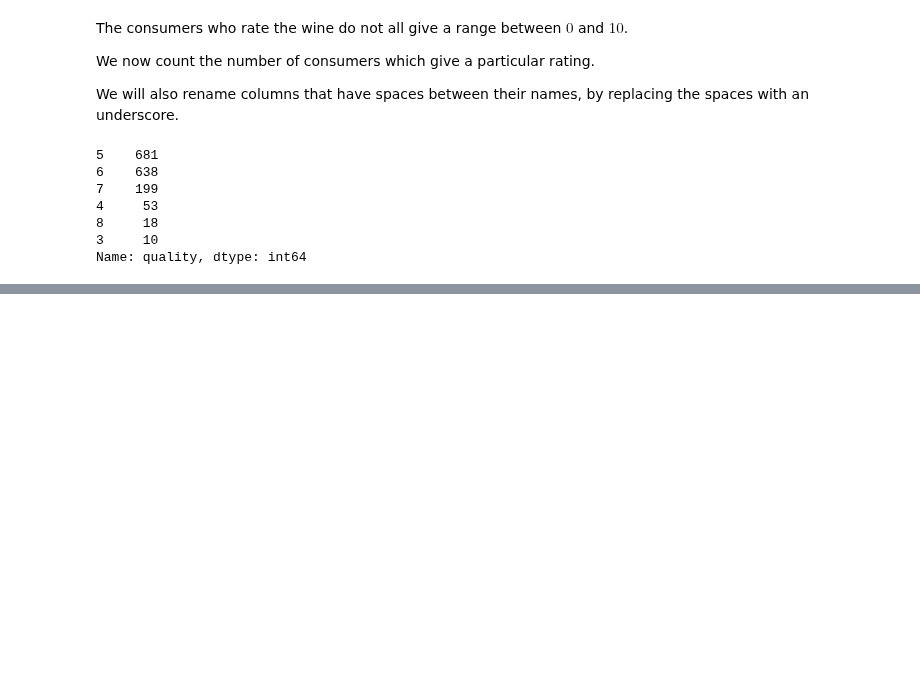
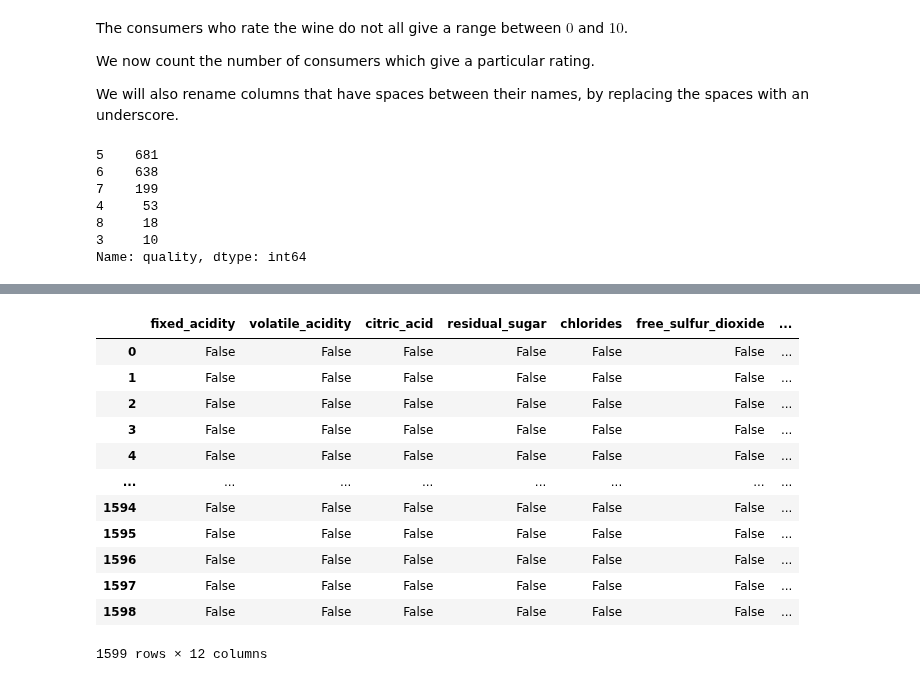
Before and after one commit to muyiwa-obadara/AIPlanetProjects, a Jupyter notebook: exploratory_data_analysis.ipynb, the cells around one changed output, grey strips where cells are left out. Cells and saved outputs as stored; diff of their text form; code cells hidden in the pictures; blank space fills up the shorter version.

```diff
--- a/exploratory_data_analysis.ipynb
+++ b/exploratory_data_analysis.ipynb
@@ -108,0 +113,16 @@ wine_data.rename(columns={
+# %%
+wine_data.isna()
+# %% [output]
+|  | fixed_acidity | volatile_acidity | citric_acid | residual_sugar | chlorides | free_sulfur_dioxide | ... |
+| 0 | False | False | False | False | False | False | ... |
+| 1 | False | False | False | False | False | False | ... |
+| 2 | False | False | False | False | False | False | ... |
+| 3 | False | False | False | False | False | False | ... |
+| 4 | False | False | False | False | False | False | ... |
+| ... | ... | ... | ... | ... | ... | ... | ... |
+| 1594 | False | False | False | False | False | False | ... |
+| 1595 | False | False | False | False | False | False | ... |
+| 1596 | False | False | False | False | False | False | ... |
+| 1597 | False | False | False | False | False | False | ... |
+| 1598 | False | False | False | False | False | False | ... |
+1599 rows × 12 columns
```
Also changed, not shown: parts of 2 cells of this notebook.
